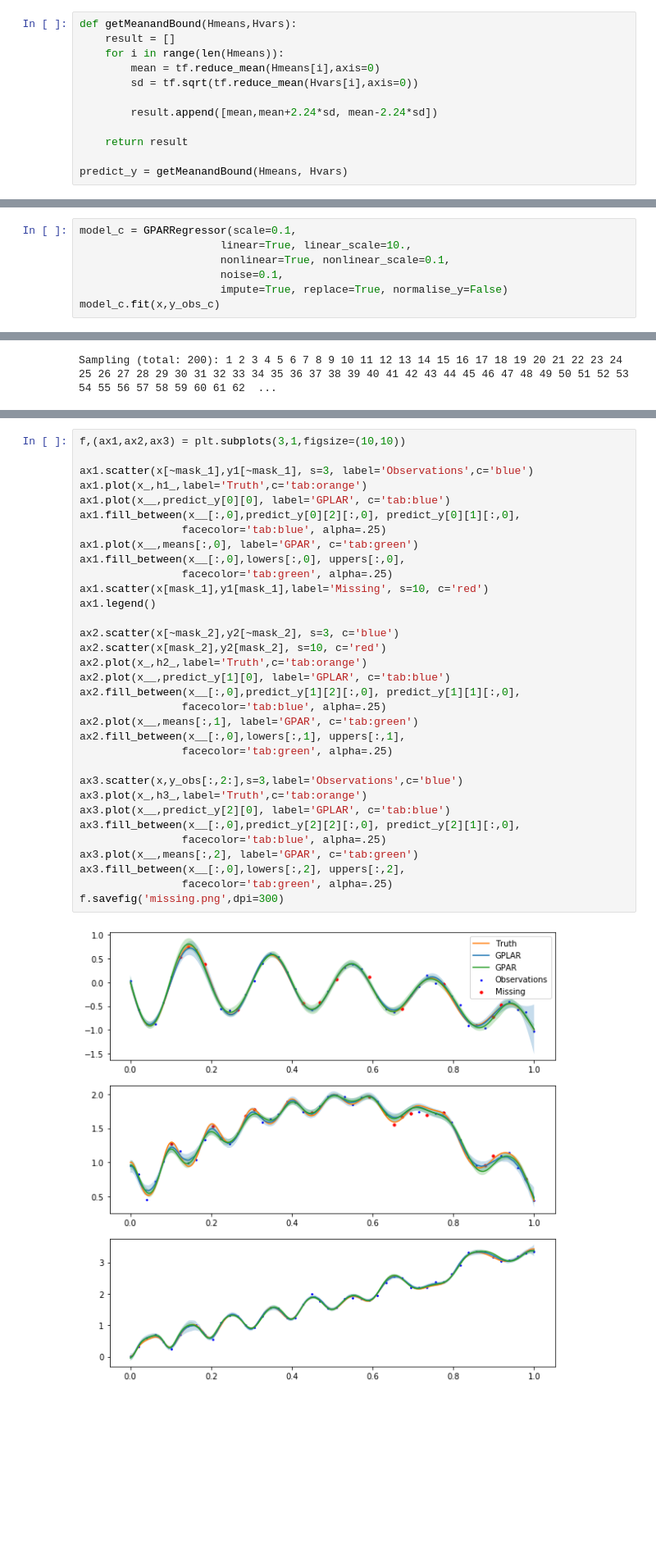
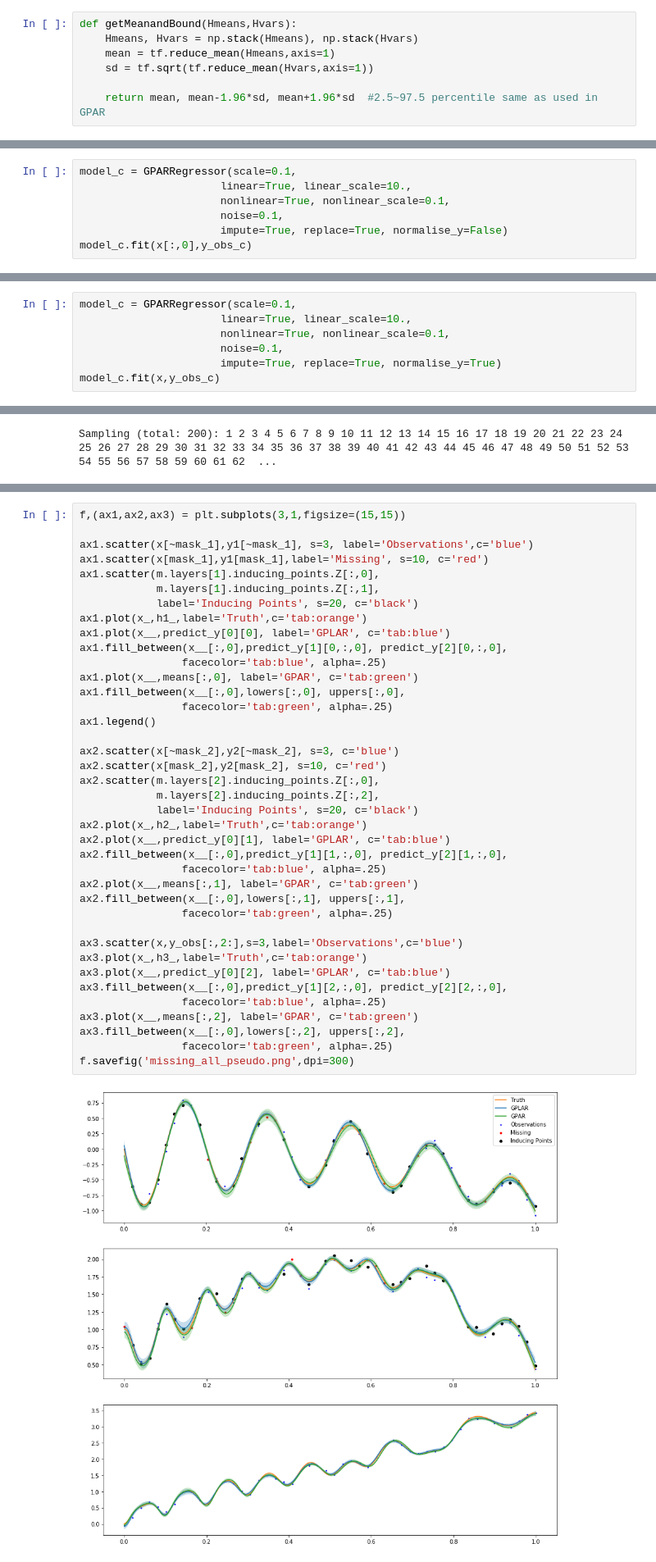
Before and after one commit to XiaRui1996/GPLAR, a Jupyter notebook: notebook/missing_data.ipynb, the cells around one changed output, grey strips where cells are left out. Shown at 82% size. Saved outputs shown, nothing was run; the diff lists cells and outputs as text; blank space fills up the shorter version.

Commit message:
Use all pseudo-points + longer time series.

```diff
--- a/notebook/missing_data.ipynb
+++ b/notebook/missing_data.ipynb
@@ -161,14 +308,9 @@ Hmeans_c, Hvars_c = m_c.predict_f(x__, 100)
 # %%
 def getMeanandBound(Hmeans,Hvars):
-    result = []
-    for i in range(len(Hmeans)):
-        mean = tf.reduce_mean(Hmeans[i],axis=0)
-        sd = tf.sqrt(tf.reduce_mean(Hvars[i],axis=0))
+    Hmeans, Hvars = np.stack(Hmeans), np.stack(Hvars)
+    mean = tf.reduce_mean(Hmeans,axis=1)
+    sd = tf.sqrt(tf.reduce_mean(Hvars,axis=1))
 
-        result.append([mean,mean+2.24*sd, mean-2.24*sd])
-
-    return result
-
-predict_y = getMeanandBound(Hmeans, Hvars)
+    return mean, mean-1.96*sd, mean+1.96*sd  #2.5~97.5 percentile same as used in GPAR
 # %%
 predict_y_c = getMeanandBound(Hmeans_c, Hvars_c)
@@ -241,6 +391,13 @@ model_c = GPARRegressor(scale=0.1,
                       nonlinear=True, nonlinear_scale=0.1,
                       noise=0.1,
                       impute=True, replace=True, normalise_y=False)
-model_c.fit(x,y_obs_c)
+model_c.fit(x[:,0],y_obs_c)
 # %% [output]
 Training conditionals (total: 3): 1 2 3
+# %%
+model_c = GPARRegressor(scale=0.1,
+                      linear=True, linear_scale=10.,
+                      nonlinear=True, nonlinear_scale=0.1,
+                      noise=0.1,
+                      impute=True, replace=True, normalise_y=True)
+model_c.fit(x,y_obs_c)
@@ -257,35 +421,41 @@ Sampling (total: 200): 1 2 3 4 5 6 7 8 9 10 11 12 13 14 15 16 17 18 19 20 21 22
 # %%
-f,(ax1,ax2,ax3) = plt.subplots(3,1,figsize=(10,10))
+f,(ax1,ax2,ax3) = plt.subplots(3,1,figsize=(15,15))
 
 ax1.scatter(x[~mask_1],y1[~mask_1], s=3, label='Observations',c='blue')
+ax1.scatter(x[mask_1],y1[mask_1],label='Missing', s=10, c='red')
+ax1.scatter(m.layers[1].inducing_points.Z[:,0],
+            m.layers[1].inducing_points.Z[:,1],
+            label='Inducing Points', s=20, c='black')
 ax1.plot(x_,h1_,label='Truth',c='tab:orange')
 ax1.plot(x__,predict_y[0][0], label='GPLAR', c='tab:blue')
-ax1.fill_between(x__[:,0],predict_y[0][2][:,0], predict_y[0][1][:,0],
+ax1.fill_between(x__[:,0],predict_y[1][0,:,0], predict_y[2][0,:,0],
                 facecolor='tab:blue', alpha=.25)
 ax1.plot(x__,means[:,0], label='GPAR', c='tab:green')
 ax1.fill_between(x__[:,0],lowers[:,0], uppers[:,0],
                 facecolor='tab:green', alpha=.25)
-ax1.scatter(x[mask_1],y1[mask_1],label='Missing', s=10, c='red')
 ax1.legend()
 
 ax2.scatter(x[~mask_2],y2[~mask_2], s=3, c='blue')
 ax2.scatter(x[mask_2],y2[mask_2], s=10, c='red')
+ax2.scatter(m.layers[2].inducing_points.Z[:,0],
+            m.layers[2].inducing_points.Z[:,2],
+            label='Inducing Points', s=20, c='black')
 ax2.plot(x_,h2_,label='Truth',c='tab:orange')
-ax2.plot(x__,predict_y[1][0], label='GPLAR', c='tab:blue')
-ax2.fill_between(x__[:,0],predict_y[1][2][:,0], predict_y[1][1][:,0],
+ax2.plot(x__,predict_y[0][1], label='GPLAR', c='tab:blue')
+ax2.fill_between(x__[:,0],predict_y[1][1,:,0], predict_y[2][1,:,0],
                 facecolor='tab:blue', alpha=.25)
 ax2.plot(x__,means[:,1], label='GPAR', c='tab:green')
 ax2.fill_between(x__[:,0],lowers[:,1], uppers[:,1],
                 facecolor='tab:green', alpha=.25)
 
 ax3.scatter(x,y_obs[:,2:],s=3,label='Observations',c='blue')
 ax3.plot(x_,h3_,label='Truth',c='tab:orange')
-ax3.plot(x__,predict_y[2][0], label='GPLAR', c='tab:blue')
-ax3.fill_between(x__[:,0],predict_y[2][2][:,0], predict_y[2][1][:,0],
+ax3.plot(x__,predict_y[0][2], label='GPLAR', c='tab:blue')
+ax3.fill_between(x__[:,0],predict_y[1][2,:,0], predict_y[2][2,:,0],
                 facecolor='tab:blue', alpha=.25)
 ax3.plot(x__,means[:,2], label='GPAR', c='tab:green')
 ax3.fill_between(x__[:,0],lowers[:,2], uppers[:,2],
                 facecolor='tab:green', alpha=.25)
-f.savefig('missing.png',dpi=300)
+f.savefig('missing_all_pseudo.png',dpi=300)
 # %% [output]
-[figure, old version]
+[figure, new version]
```
Also changed, not shown: parts of 31 cells of this notebook, 4 other files.
